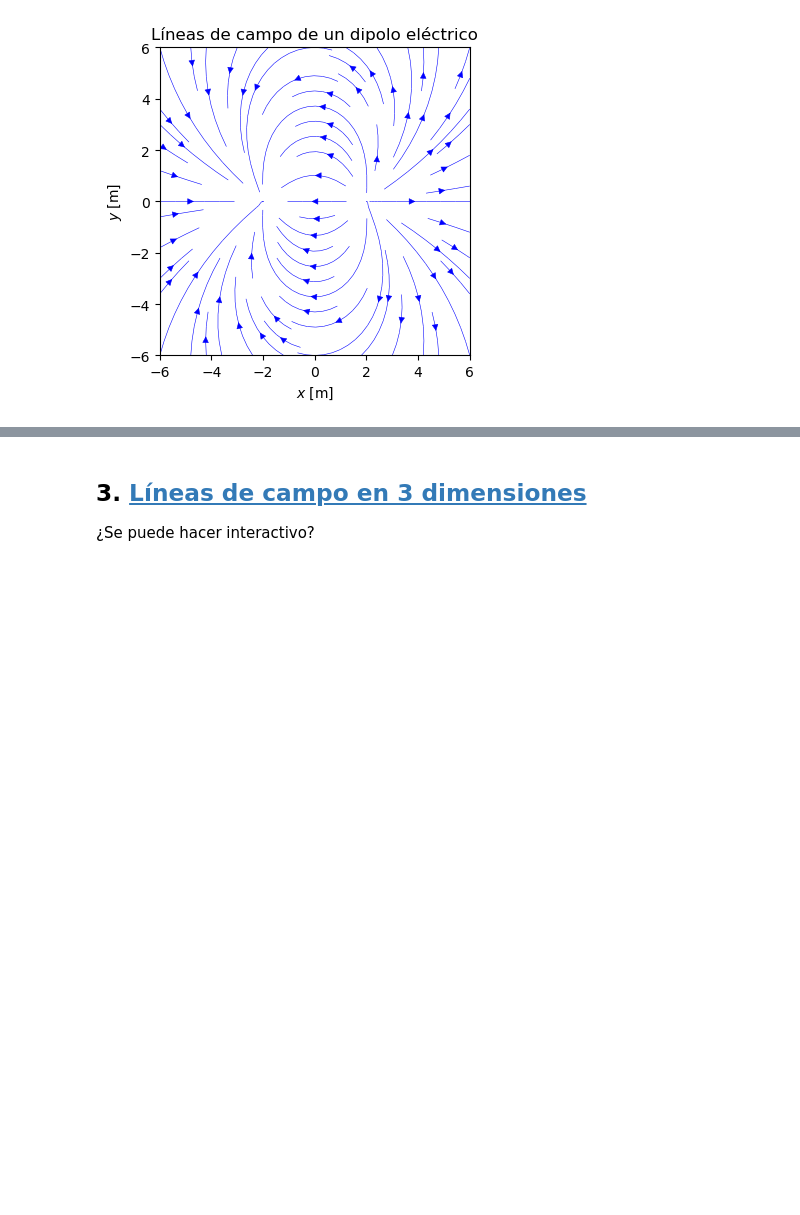
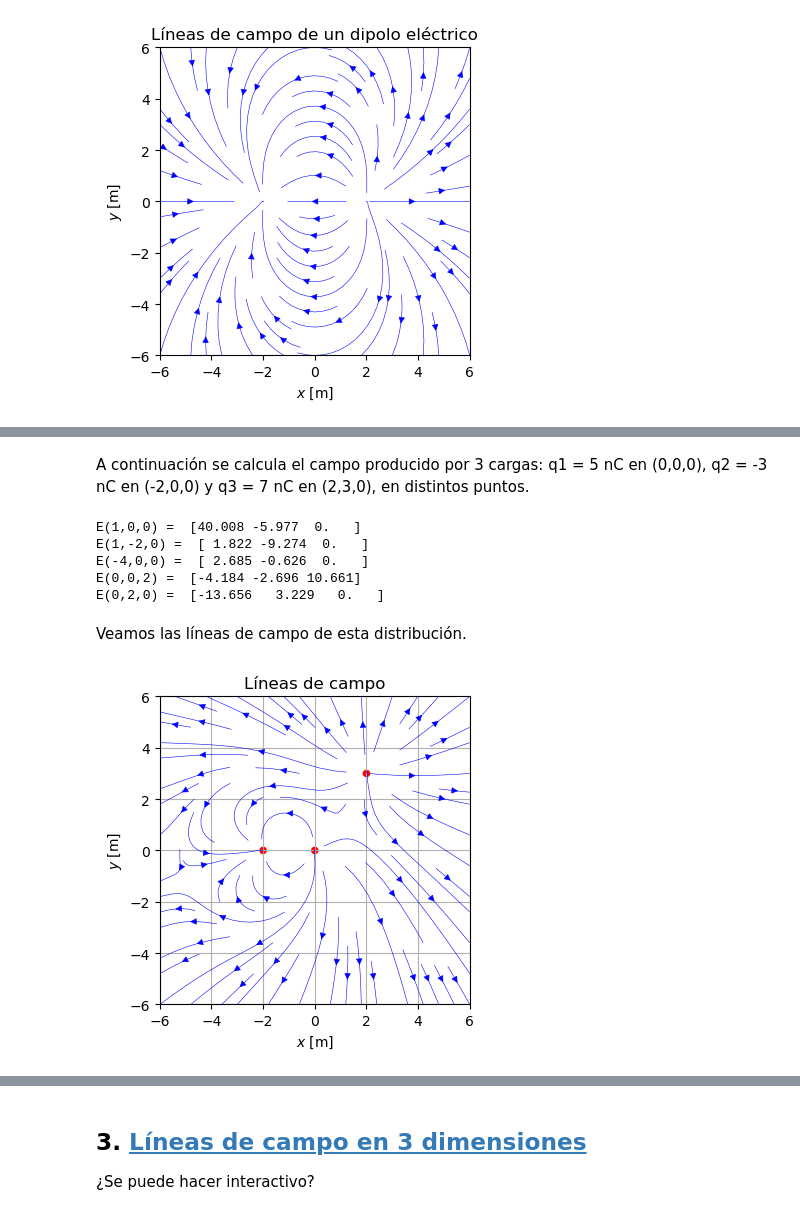
Before and after one commit to epplugins/UTN, a Jupyter notebook: electromagnetismo/em01_campo_electrico.ipynb, the cells around one changed output, grey strips where cells are left out. Drawn from its saved outputs; the diff is of its cells as text; code cells hidden in the pictures; blank space fills up the shorter version.

```diff
--- a/electromagnetismo/em01_campo_electrico.ipynb
+++ b/electromagnetismo/em01_campo_electrico.ipynb
@@ -196,0 +200,39 @@ Además ahora las cargas pueden no formar un plano, el gráfico de las líneas d
+# %%
+def Ef(x, y, z, Q):
+    """Calcula las componentes del campo eléctrico en N/C.
+    Ingresar valores de x,y,z en metros y q en coulomb.
+    Q es una lista de la forma:
+    Q = [
+        [q1,x1,y1,z1],
+        [q2,x2,y2,z2],
+        ...
+        [qN,xN,yN,zN]
+    ]
+    """
+    Ei,Ej,Ek = 0,0,0
+    for qi in Q:
+        r = ((x - qi[1])**2 + (y - qi[2])**2 + (z - qi[3])**2)**(3/2)
+        Ei = Ei + 9E9 * qi[0] * (x - qi[1]) / r
+        Ej = Ej + 9E9 * qi[0] * (y - qi[2]) / r
+        Ek = Ek + 9E9 * qi[0] * (z - qi[3]) / r
+
+    return Ei, Ej, Ek
+# %% [markdown]
+A continuación se calcula el campo producido por 3 cargas: q1 = 5 nC en (0,0,0), q2 = -3 nC en (-2,0,0) y q3 = 7 nC en (2,3,0), en distintos puntos.
+# %%
+Q = [
+    [5E-9,0,0,0],
+    [-3E-9,-2,0,0],
+    [7E-9,2,3,0],
+]
+print("E(1,0,0) = ", np.round(Ef(1,0,0,Q), decimals=3))
+print("E(1,-2,0) = ", np.round(Ef(1,-2,0,Q), decimals=3))
+print("E(-4,0,0) = ", np.round(Ef(-4,0,0,Q), decimals=3))
+print("E(0,0,2) = ", np.round(Ef(0,0,2,Q), decimals=3))
+print("E(0,2,0) = ", np.round(Ef(0,2,0,Q), decimals=3))
+# %% [output]
+E(1,0,0) =  [40.008 -5.977  0.   ]
+E(1,-2,0) =  [ 1.822 -9.274  0.   ]
+E(-4,0,0) =  [ 2.685 -0.626  0.   ]
+E(0,0,2) =  [-4.184 -2.696 10.661]
+E(0,2,0) =  [-13.656   3.229   0.   ]
@@ -196,0 +241,6 @@ Además ahora las cargas pueden no formar un plano, el gráfico de las líneas d
+# %% [markdown]
+Veamos las líneas de campo de esta distribución.
+# %%
+em.plotEf(Ef, Q, dx=6)
+# %% [output]
+[figure, added]
```
Also changed, not shown: parts of 17 cells of this notebook, 1 other file.
